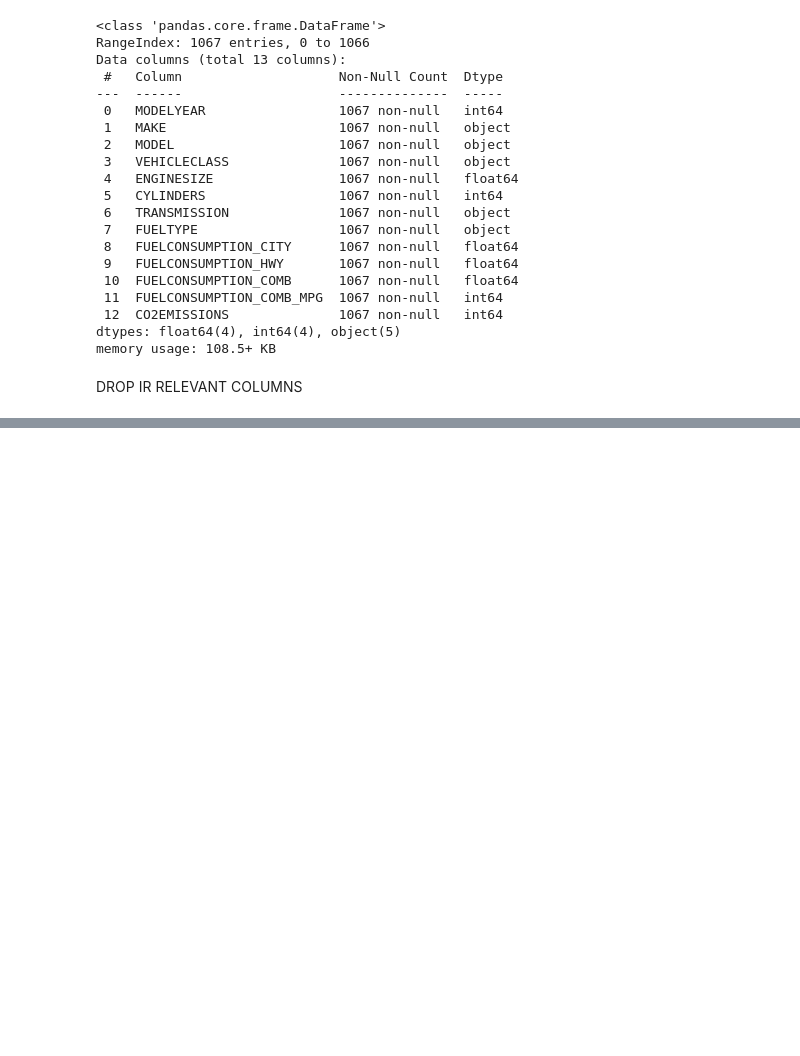
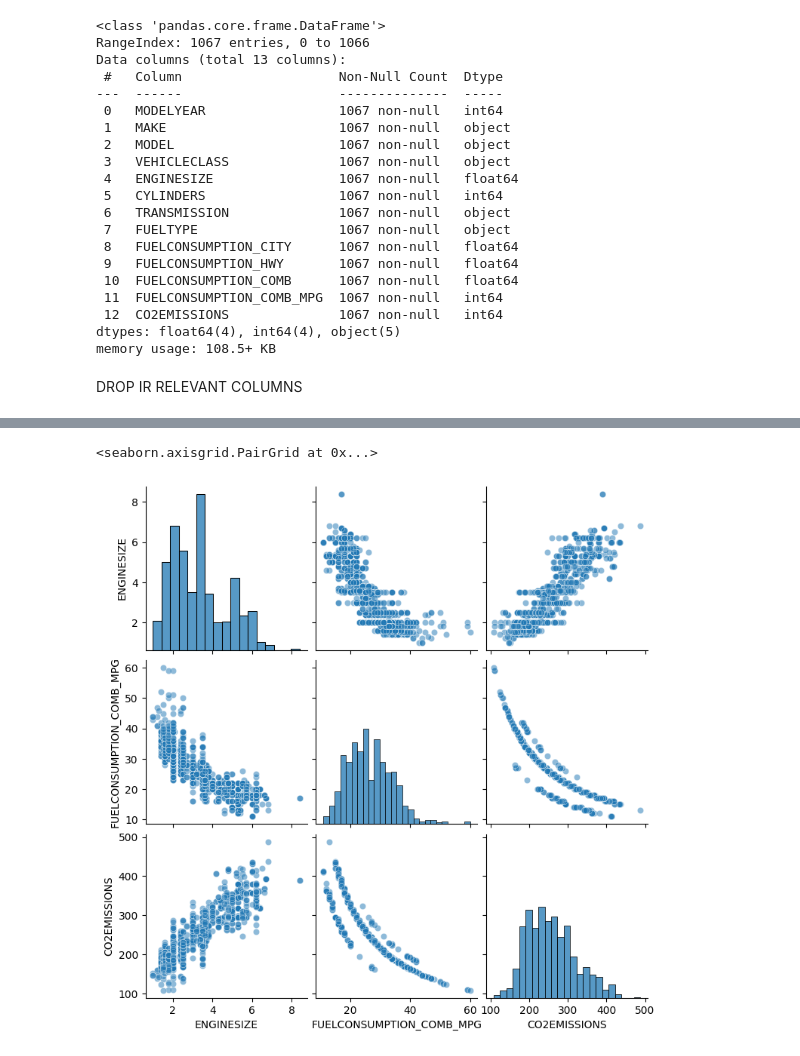
Before and after one commit to toRK25/Multi-Regression, a Jupyter notebook: try.ipynb, the cells around one changed output, grey strips where cells are left out. Cells and saved outputs as stored; diff of their text form; code cells hidden in the pictures; blank space fills up the shorter version.

```diff
--- a/try.ipynb
+++ b/try.ipynb
@@ -79,0 +91,2 @@ df.head()
+# %%
+df =df.drop(["CYLINDERS","FUELCONSUMPTION_COMB","FUELCONSUMPTION_CITY","FUELCONSUMPTION_HWY"], axis=1)
@@ -79,0 +107,6 @@ df.head()
+# %%
+plot = df[['ENGINESIZE','FUELCONSUMPTION_COMB_MPG','CO2EMISSIONS']]
+sns.pairplot(plot,kind = 'scatter' , plot_kws={'alpha':0.5})
+# %% [output]
+<seaborn.axisgrid.PairGrid at 0x...>
+[figure, added]
```
Also changed, not shown: parts of 5 cells of this notebook.
